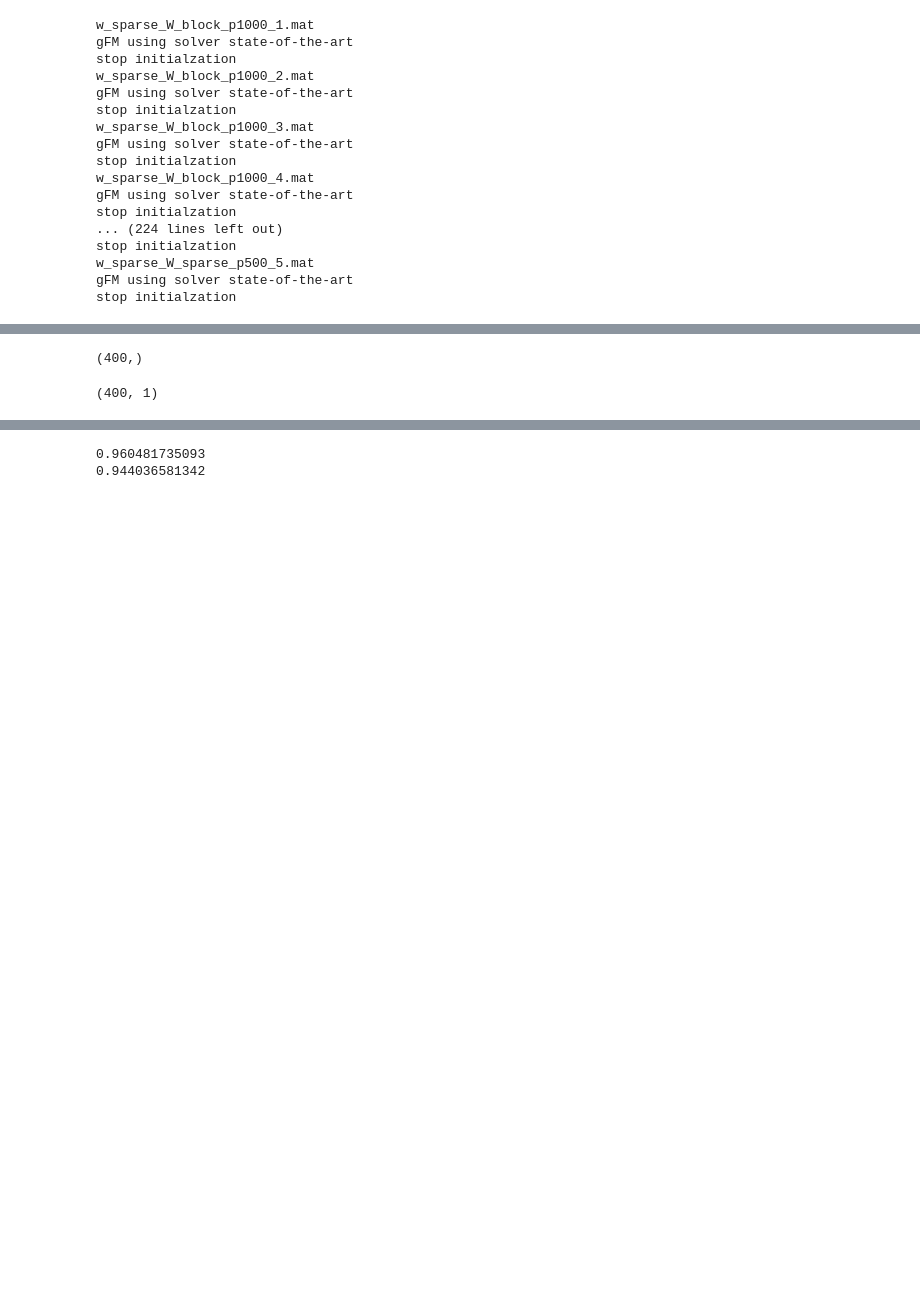
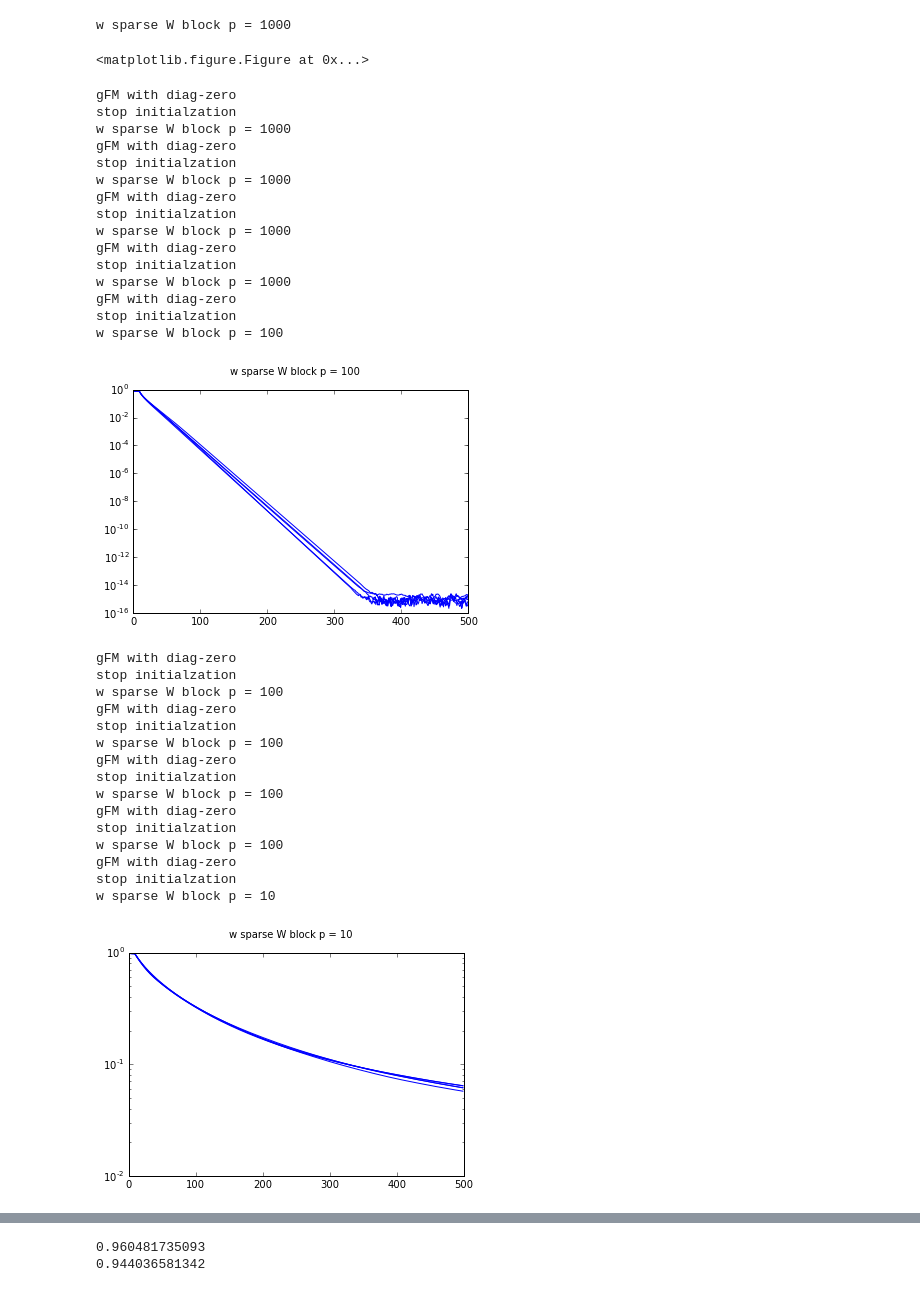
Before and after one commit to tonyabracadabra/Factorization-Machine-10725, a Jupyter notebook: gFM/Untitled.ipynb, the cells around one changed output, grey strips where cells are left out. Drawn from its saved outputs; the diff is of its cells as text; code cells hidden in the pictures; blank space fills up the shorter version.

```diff
--- a/gFM/Untitled.ipynb
+++ b/gFM/Untitled.ipynb
@@ -5,6 +5,7 @@ import glob, os
 import scipy.io as sio
 import numpy as np
 import matplotlib.pyplot as plt
+# import gFM
 
 os.chdir("../simulated_data/")
 
@@ -25,6 +26,7 @@ def get_data(file):
 plots = set()
 title = ""
 
+
 for i, file in enumerate(glob.glob("*.mat")):
     temp = file.split('.')[0].replace('_', ' ').split(' p')
     p = temp[1].split()[0]
@@ -39,49 +41,67 @@ for i, file in enumerate(glob.glob("*.mat")):
         plots.add(title_new)
         title = title_new
         if title != "":
+            plt.suptitle(title)
             plt.savefig('../results/gFM/'+title+'.png')
             plt.show()
             plt.close()
 
 
-    the_estimator = gFM.BatchRegression(rank_k=rank_k, max_init_iter=max_init_iter, learning_rate=0.01, init_tol=1e-4, tol=0, diag_zero=True)
+    the_estimator = BatchRegression(rank_k=rank_k, max_init_iter=max_init_iter, learning_rate=0.01, init_tol=1e-4, tol=0, diag_zero=True)
 
     xtrain, ytrain, xtest, ytest, w0, w, W = get_data(file)
     ytruetrain = w0 + np.dot(xtrain, w) + np.expand_dims(np.diagonal(xtrain.dot(W).dot(xtrain.T)),axis=1)
     ytruetest = w0 + np.dot(xtest, w) + np.expand_dims(np.diagonal(xtest.dot(W).dot(xtest.T)),axis=1)
 
 #     y = (X.dot(w_true) + gFM.A_diag0(U_true, U_true, X.T)-0.5).flatten()
 
     trainset_error_record, testset_error_record = [], []
     for i in xrange(iterations):
         the_estimator.fit(xtrain, ytrain, n_more_iter=1)
         y_hat_grad_train = the_estimator.predict(xtrain)
         y_hat_grad_test = the_estimator.predict(xtest)
 
         trainerror = sklearn.metrics.mean_absolute_error(ytrain, y_hat_grad_train) / sklearn.metrics.mean_absolute_error(ytrain, numpy.zeros((len(ytrain),)))
 #         testerror = sklearn.metrics.mean_absolute_error(ytest, y_hat_grad_test) / sklearn.metrics.mean_absolute_error(ytest, numpy.zeros((len(ytest),)))
         trainset_error_record.append(trainerror)
 #         testset_error_record.append(testerror)
 
 
     plt.semilogy(range(500), trainset_error_record, '-b')
     plt.legend()
-    plt.suptitle(title)
+#     plt.show()
 # %% [output]
-w_sparse_W_block_p1000_1.mat
-gFM using solver state-of-the-art
-stop initialzation
-w_sparse_W_block_p1000_2.mat
-gFM using solver state-of-the-art
-stop initialzation
-w_sparse_W_block_p1000_3.mat
-gFM using solver state-of-the-art
-stop initialzation
-w_sparse_W_block_p1000_4.mat
-gFM using solver state-of-the-art
-stop initialzation
-... (224 lines left out)
-stop initialzation
-w_sparse_W_sparse_p500_5.mat
-gFM using solver state-of-the-art
-stop initialzation
+w sparse W block p = 1000
+<matplotlib.figure.Figure at 0x...>
+gFM with diag-zero
+stop initialzation
+w sparse W block p = 1000
+gFM with diag-zero
+stop initialzation
+w sparse W block p = 1000
+gFM with diag-zero
+stop initialzation
+w sparse W block p = 1000
+gFM with diag-zero
+stop initialzation
+w sparse W block p = 1000
+gFM with diag-zero
+stop initialzation
+w sparse W block p = 100
+[figure, added]
+gFM with diag-zero
+stop initialzation
+w sparse W block p = 100
+gFM with diag-zero
+stop initialzation
+w sparse W block p = 100
+gFM with diag-zero
+stop initialzation
+w sparse W block p = 100
+gFM with diag-zero
+stop initialzation
+w sparse W block p = 100
+gFM with diag-zero
+stop initialzation
+w sparse W block p = 10
+[figure, added]
@@ -90,8 +111,0 @@ ytruetrain = w0 + np.dot(xtrain, w) + np.expand_dims(np.diagonal(xtrain.dot(W).d
-# %%
-np.diagonal(xtrain.dot(W).dot(xtrain.T)).shape
-# %% [output]
-(400,)
-# %%
-ytruetrain.shape
-# %% [output]
-(400, 1)
```
Also changed, not shown: parts of 9 cells of this notebook, 37 other files.
